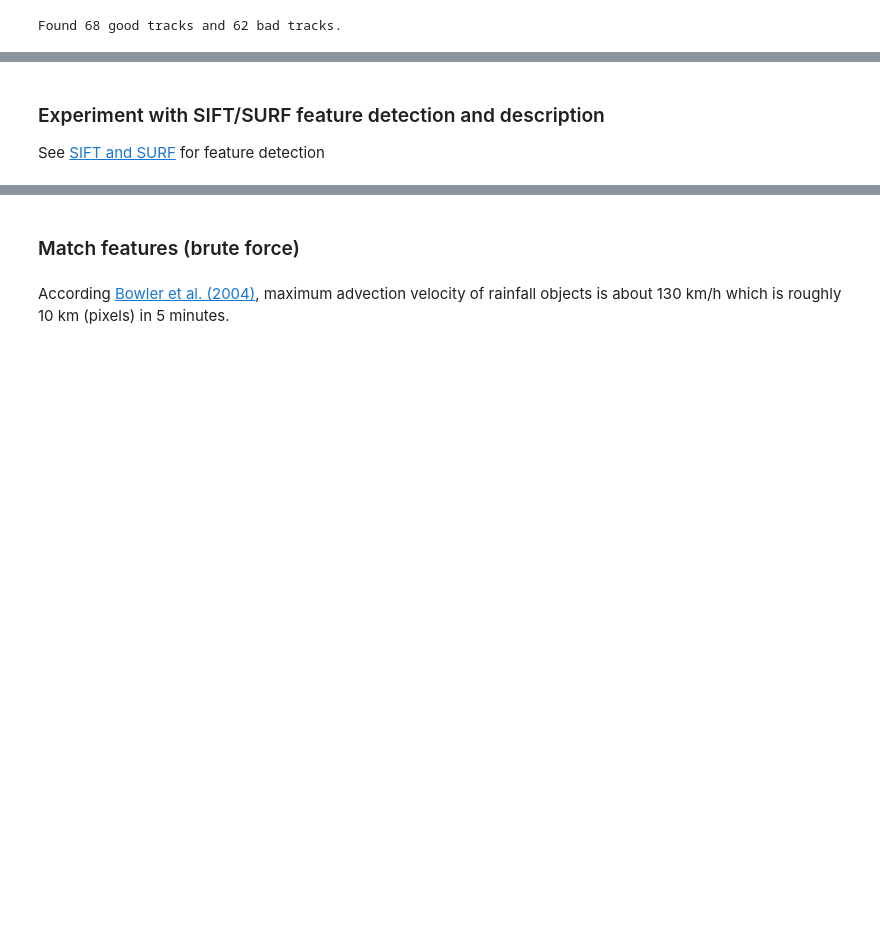
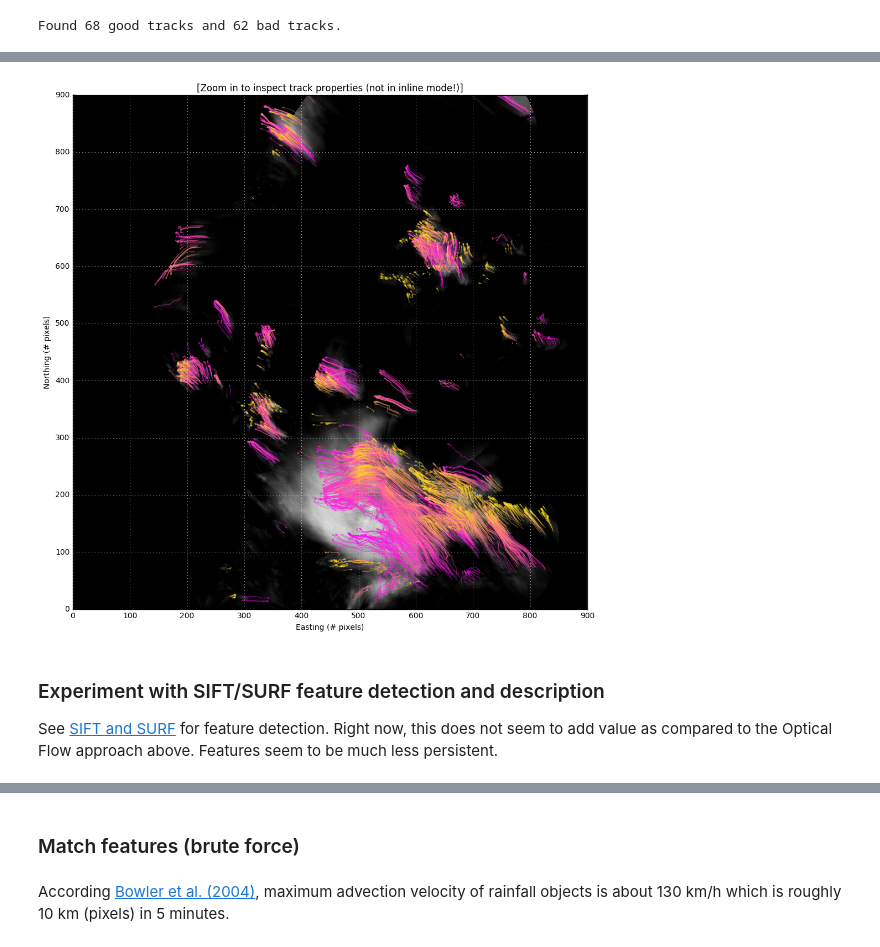
Before and after one commit to heistermann/ontrack, a Jupyter notebook: opencv_plus_ry.ipynb, the cells around one changed output, grey strips where cells are left out. Cells and saved outputs as stored; diff of their text form; code cells hidden in the pictures; blank space fills up the shorter version.

```diff
--- a/opencv_plus_ry.ipynb
+++ b/opencv_plus_ry.ipynb
@@ -290,26 +309,28 @@ for i, crns in enumerate(init_crns):
 # %%
 # Visualize tracks:
 fig = plt.figure(figsize=(12,12))
 ax = fig.add_subplot(111, aspect="equal")
 # average reflectivity as background image
 ax.imshow(np.mean(frames[trackstart:trackend], axis=0), origin="lower", cmap="gray", interpolation="none")
 plt.xlabel("Easting (# pixels)")
 plt.ylabel("Northing (# pixels)")
-plt.title("[Zoom in to inspect track properties]")
+plt.title("[Zoom in to inspect track properties (not in inline mode!)]")
 plt.grid(color="white")
 plt.xlim(0,nx/downsizeby)
 plt.ylim(0,nx/downsizeby)
 colors = [ plt.cm.spring(i) for i in np.linspace(0,254, len(goodtrack_ls)).astype("i4") ]
 for j, goodtrack in enumerate(goodtrack_ls[:-2]):
     sts, x, y = sts_ls[j], x_ls[j], y_ls[j]
     for i, isgood in enumerate(goodtrack):
         ix = sts[:,i]
         # HERE WE DO NOT PLOT THE BAD TRACKS
         color = "none"
         if isgood:
             color = colors[j]
-        ax.plot(x[ix,i], y[ix,i],marker="None", color=color, linestyle="-", alpha=0.5)
+        ax.plot(x[ix,i], y[ix,i],marker="None", color=color, linestyle="-", alpha=0.4)
         ax.arrow(x[ix,i][-2], y[ix,i][-2],
                  np.diff(x[ix,i][-2:])[0], np.diff(y[ix,i][-2:])[0],
-                 head_width=2, head_length=2, fc=color, ec=color, alpha=0.5)
+                 head_width=2, head_length=2, fc=color, ec=color, alpha=0.4)
+# %% [output]
+[figure, added]
 # %%
@@ -355,7 +374,7 @@ ani.save("features2.avi", dpi=500, bitrate=2000)
 # %% [markdown]
 ### Experiment with SIFT/SURF feature detection and description
 
-See [SIFT and SURF](http://opencv-python-tutroals.readthedocs.io/en/latest/py_tutorials/py_feature2d/py_table_of_contents_feature2d/py_table_of_contents_feature2d.html) for feature detection
+See [SIFT and SURF](http://opencv-python-tutroals.readthedocs.io/en/latest/py_tutorials/py_feature2d/py_table_of_contents_feature2d/py_table_of_contents_feature2d.html) for feature detection. Right now, this does not seem to add value as compared to the Optical Flow approach above. Features seem to be much less persistent.
 # %%
 # SURF
 surf = cv2.xfeatures2d.SURF_create(3000)
```
Also changed, not shown: parts of 16 cells of this notebook, 2 other files.
